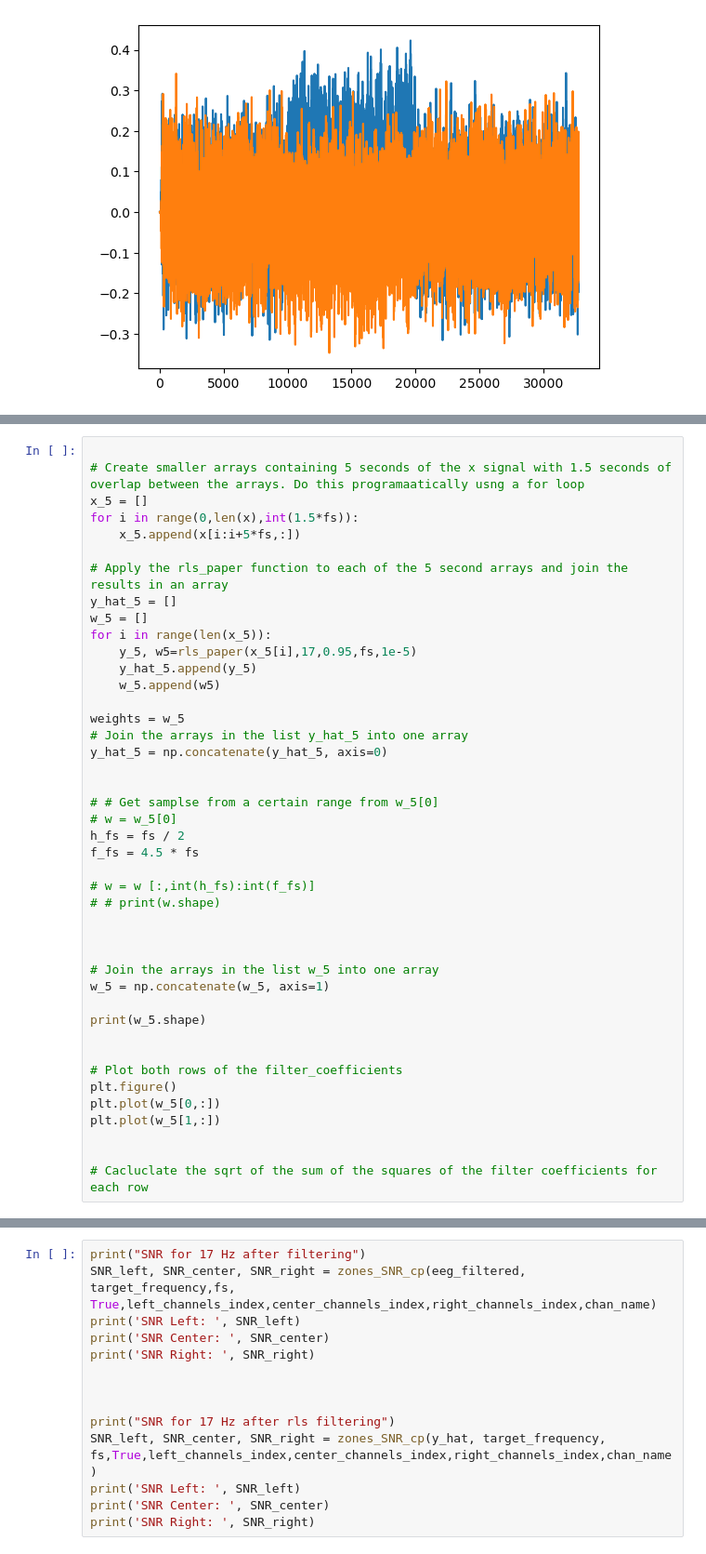
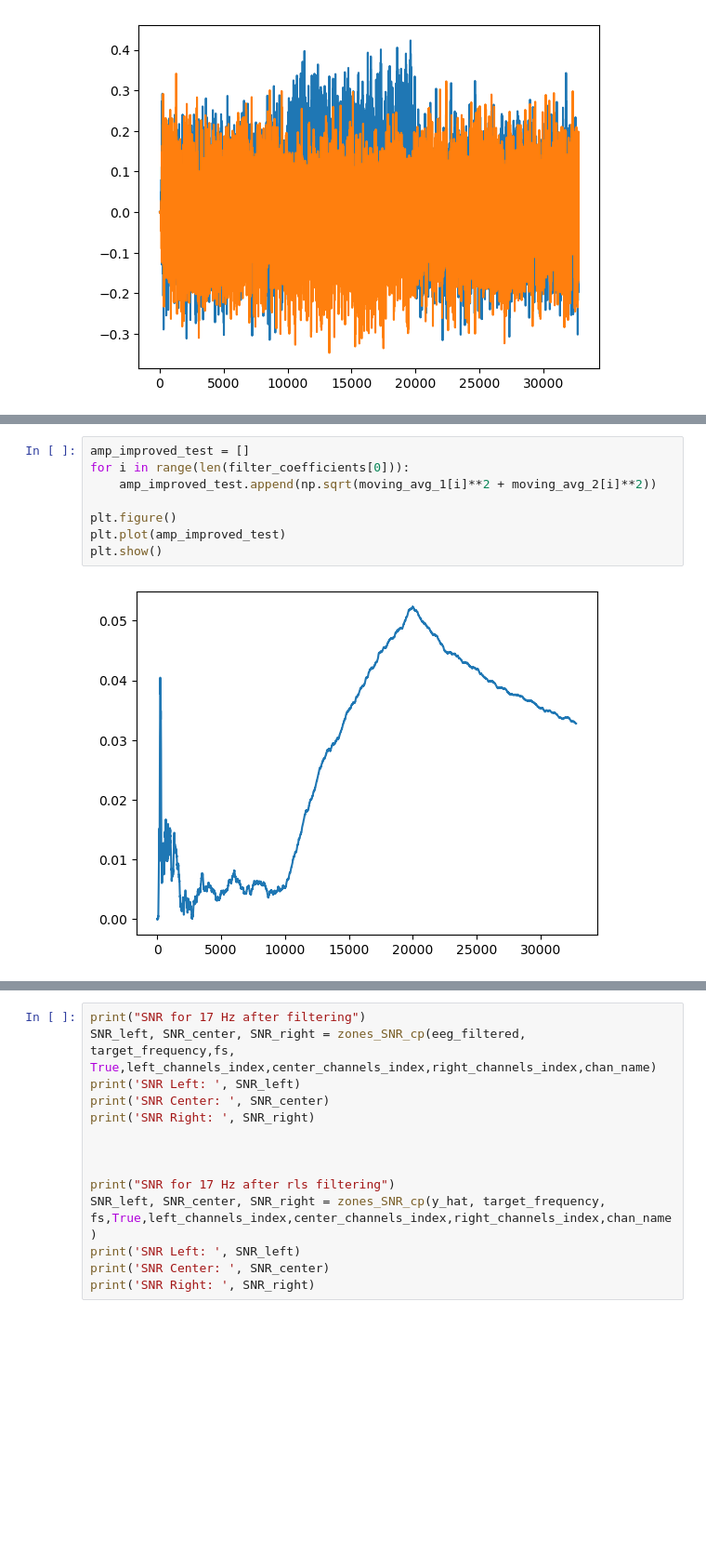
Before and after one commit to alken01/BCI, a Jupyter notebook: recursivefilter.ipynb, the cells around one changed output, grey strips where cells are left out. Shown: that part at 93% size. Cells and saved outputs as stored; diff of their text form; blank space fills up the shorter version.

```diff
--- a/recursivefilter.ipynb
+++ b/recursivefilter.ipynb
@@ -430,47 +431,14 @@ plt.show()
 32768
 [figure]
 [figure]
-# %%
-
-# Create smaller arrays containing 5 seconds of the x signal with 1.5 seconds of overlap between the arrays. Do this programaatically usng a for loop
-x_5 = []
-for i in range(0,len(x),int(1.5*fs)):
-    x_5.append(x[i:i+5*fs,:])
-
-# Apply the rls_paper function to each of the 5 second arrays and join the results in an array
-y_hat_5 = []
-w_5 = []
-for i in range(len(x_5)):
-    y_5, w5=rls_paper(x_5[i],17,0.95,fs,1e-5)
-    y_hat_5.append(y_5)
-    w_5.append(w5)
-
-weights = w_5
-# Join the arrays in the list y_hat_5 into one array
-y_hat_5 = np.concatenate(y_hat_5, axis=0)
-
-
-# # Get samplse from a certain range from w_5[0]
-# w = w_5[0]
-h_fs = fs / 2
-f_fs = 4.5 * fs
-
-# w = w [:,int(h_fs):int(f_fs)]
-# # print(w.shape)
-
-
-
-# Join the arrays in the list w_5 into one array
-w_5 = np.concatenate(w_5, axis=1)
-
-print(w_5.shape)
-
-
-# Plot both rows of the filter_coefficients
-plt.figure()
-plt.plot(w_5[0,:])
-plt.plot(w_5[1,:])
-
-
-# Cacluclate the sqrt of the sum of the squares of the filter coefficients for each row
+# %%
+amp_improved_test = []
+for i in range(len(filter_coefficients[0])):
+    amp_improved_test.append(np.sqrt(moving_avg_1[i]**2 + moving_avg_2[i]**2))
+
+plt.figure()
+plt.plot(amp_improved_test)
+plt.show()
+# %% [output]
+[figure, added]
 # %%
```
Also changed, not shown: parts of 5 cells of this notebook.
